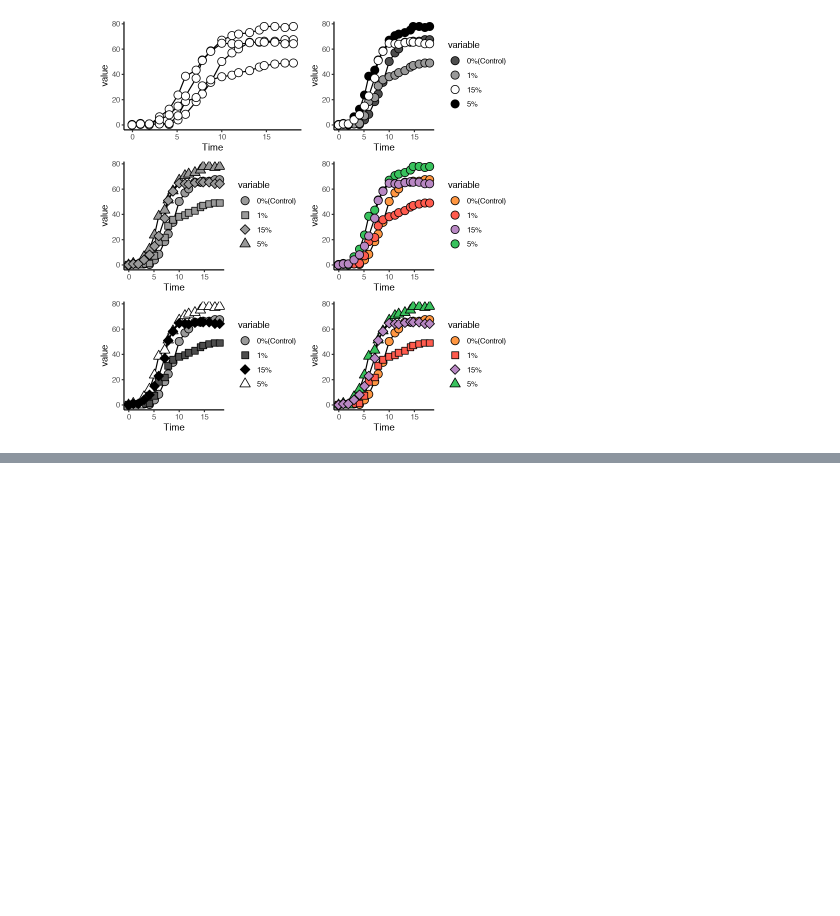
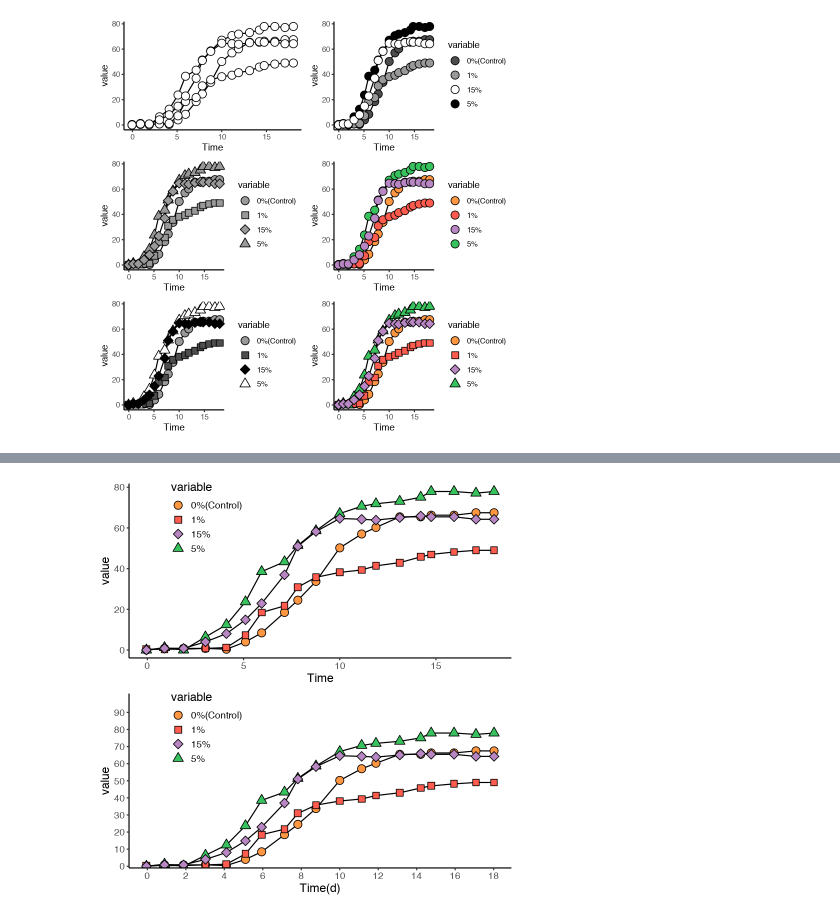
Before and after one commit to peiwang27/R, a Jupyter notebook: R语言数据可视化.ipynb, the cells around one changed output, grey strips where cells are left out. Drawn from its saved outputs; the diff is of its cells as text; code cells hidden in the pictures; blank space fills up the shorter version.

```diff
--- a/R语言数据可视化.ipynb
+++ b/R语言数据可视化.ipynb
@@ -161,0 +193,3 @@ The downloaded binary packages are in
+# %%
+df <- read.csv('./datasets/MappingAnalysis_Data.csv', header=T)
+head(df)
@@ -161,0 +206,35 @@ The downloaded binary packages are in
+# %%
+p1 <- ggplot(data=df, aes(x=Time, y=value, fill=variable, shape=variable)) +
+    geom_line() +
+    geom_point(size=4, color='black') +
+    scale_fill_manual(values=c("#FF9641","#FF5B4E","#B887C3","#38C25D")) +
+    scale_shape_manual(values=c(21,22,23,24)) +
+    theme_classic() +
+    theme(
+        text=element_text(size=14, color='black'),
+        plot.title=element_text(size=4, family = 'myfont', face='bold.italic', hjust=0.5, color='black'),
+        legend.background=element_blank(),
+        legend.position=c(0.2, 0.8)
+    )
+
+
+p2 <- ggplot(data=df, aes(x=Time, y=value, fill=variable, shape=variable)) +
+    geom_line() +
+    geom_point(size=4, color='black') +
+    scale_fill_manual(values=c("#FF9641","#FF5B4E","#B887C3","#38C25D")) +
+    scale_shape_manual(values=c(21,22,23,24)) +
+
+    scale_x_continuous(name='Time(d)', breaks=seq(0, 20, 2)) +
+    scale_y_continuous(breaks=seq(0, 90, 10), limits=c(0, 100), expand=c(0,1)) +
+
+    theme_classic() +
+    theme(
+        text=element_text(size=14, color='black'),
+        plot.title=element_text(size=4, family = 'myfont', face='bold.italic', hjust=0.5, color='black'),
+        legend.background=element_blank(),
+        legend.position=c(0.2, 0.8)
+    )
+
+grid.arrange(p1, p2, nrow=2)
+# %% [output]
+[figure, added]
```
Also changed, not shown: parts of 9 cells of this notebook.
